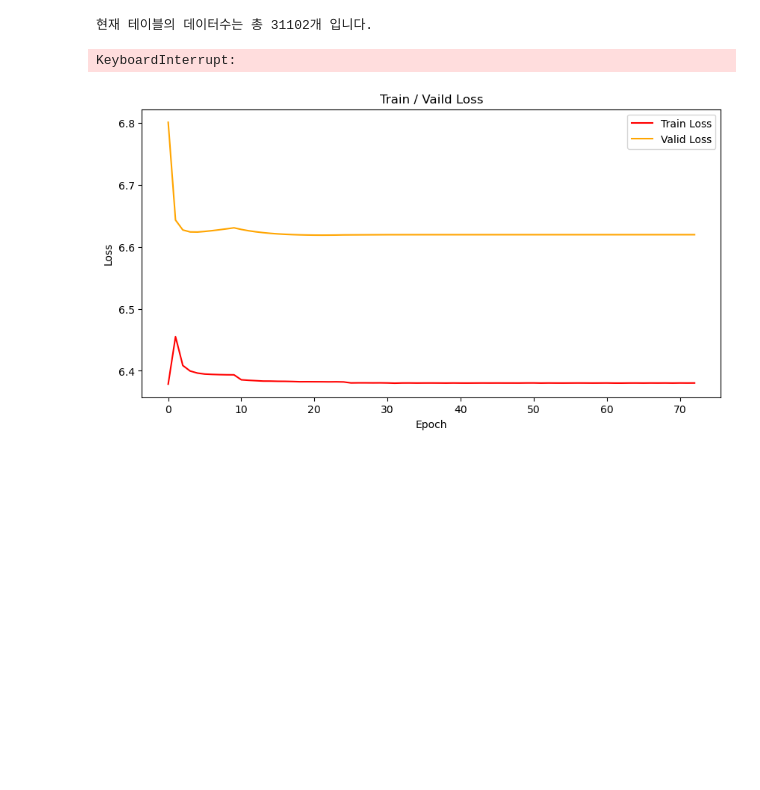
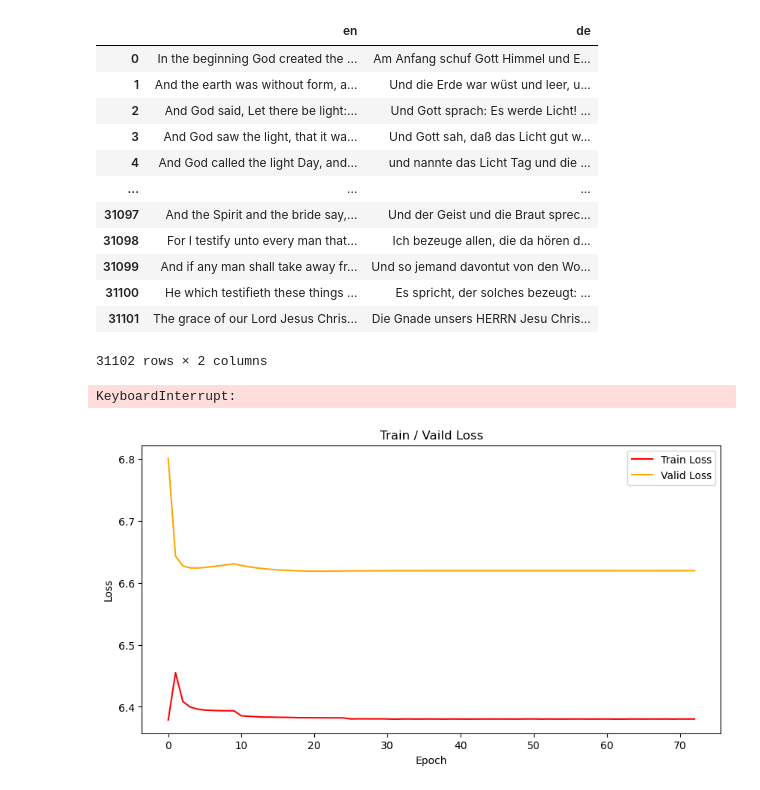
Before and after one commit to voo0o08/KDT-5_FlaskWebProject, a Jupyter notebook: 박희진/transformer.ipynb, the cells around one changed output. Cells and saved outputs as stored; diff of their text form; code cells hidden in the pictures; blank space fills up the shorter version.

```diff
--- a/박희진/transformer.ipynb
+++ b/박희진/transformer.ipynb
@@ -26,9 +26,27 @@ curs = conn.cursor()
 sql = "SELECT en.text as en, de.text as de FROM language_en en join language_de de on en.id = de.id;"
 curs.execute(sql)
 result = curs.fetchall()
-print("현재 테이블의 데이터수는 총 {}개 입니다.".format(len(result)))
+
+dataset = pd.read_sql(sql, conn)
+
+# 데이터베이스 연결 종료
+conn.close()
-# %% [output]
-현재 테이블의 데이터수는 총 31102개 입니다.
+# %%
+dataset
+# %% [output]
+|  | en | de |
+| 0 | In the beginning God created the ... | Am Anfang schuf Gott Himmel und E... |
+| 1 | And the earth was without form, a... | Und die Erde war wüst und leer, u... |
+| 2 | And God said, Let there be light:... | Und Gott sprach: Es werde Licht! ... |
+| 3 | And God saw the light, that it wa... | Und Gott sah, daß das Licht gut w... |
+| 4 | And God called the light Day, and... | und nannte das Licht Tag und die ... |
+| ... | ... | ... |
+| 31097 | And the Spirit and the bride say,... | Und der Geist und die Braut sprec... |
+| 31098 | For I testify unto every man that... | Ich bezeuge allen, die da hören d... |
+| 31099 | And if any man shall take away fr... | Und so jemand davontut von den Wo... |
+| 31100 | He which testifieth these things ... | Es spricht, der solches bezeugt: ... |
+| 31101 | The grace of our Lord Jesus Chris... | Die Gnade unsers HERRN Jesu Chris... |
+31102 rows × 2 columns
 # %%
 dataset = pd.read_sql(sql, conn)
 
```
Also changed, not shown: parts of 1 cell of this notebook, 1 other file.
